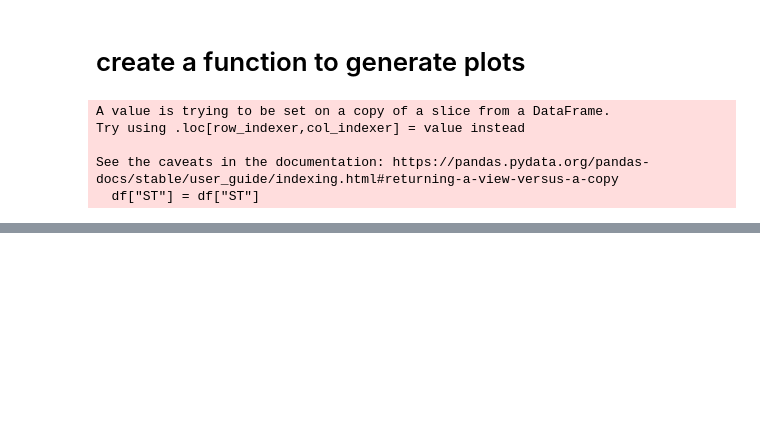
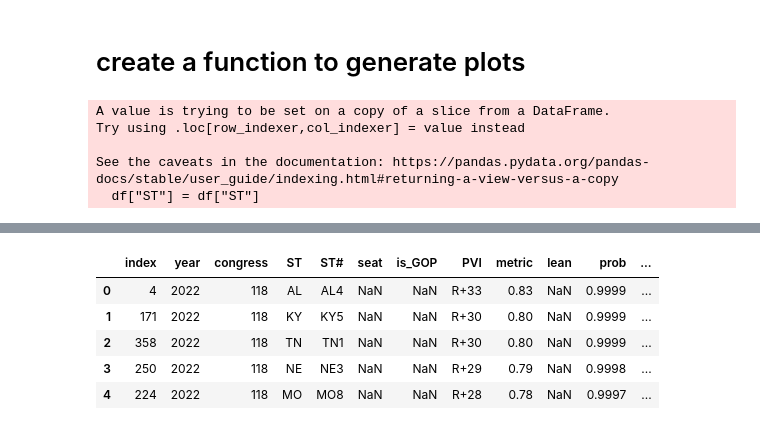
Before and after one commit to xadomatis/redistricting_project, a Jupyter notebook: app_building/app_prework.ipynb, the cells around one changed output, grey strips where cells are left out. Saved outputs shown, nothing was run; the diff lists cells and outputs as text; code cells hidden in the pictures; blank space fills up the shorter version.

```diff
--- a/app_building/app_prework.ipynb
+++ b/app_building/app_prework.ipynb
@@ -51,7 +89,7 @@ alt.layer(st_cart, st_cart_labs).configure_axis(grid=False).configure_view(strok
 # create a function to generate plots
 # %%
 #presets from formula
-year = 2020
+year = 2022
 wave = "whatever"
 #build out the chart
 df = st[st["year"] == year]
@@ -141 +177,14 @@ alt.Chart(expec).mark_bar().encode(
+# %%
+#format data for median seat chart
+dist = dist.sort_values("metric",ascending=False).reset_index()
+dist["X"] = hc["X"]
+dist["Y"] = hc["Y"]
+dist.head()
+# %% [output]
+|  | index | year | congress | ST | ST# | seat | is_GOP | PVI | metric | lean | prob | ... |
+| 0 | 4 | 2022 | 118 | AL | AL4 | NaN | NaN | R+33 | 0.83 | NaN | 0.9999 | ... |
+| 1 | 171 | 2022 | 118 | KY | KY5 | NaN | NaN | R+30 | 0.80 | NaN | 0.9999 | ... |
+| 2 | 358 | 2022 | 118 | TN | TN1 | NaN | NaN | R+30 | 0.80 | NaN | 0.9999 | ... |
+| 3 | 250 | 2022 | 118 | NE | NE3 | NaN | NaN | R+29 | 0.79 | NaN | 0.9998 | ... |
+| 4 | 224 | 2022 | 118 | MO | MO8 | NaN | NaN | R+28 | 0.78 | NaN | 0.9997 | ... |
 # %%
```
Also changed, not shown: parts of 12 cells of this notebook, 3 other files.
